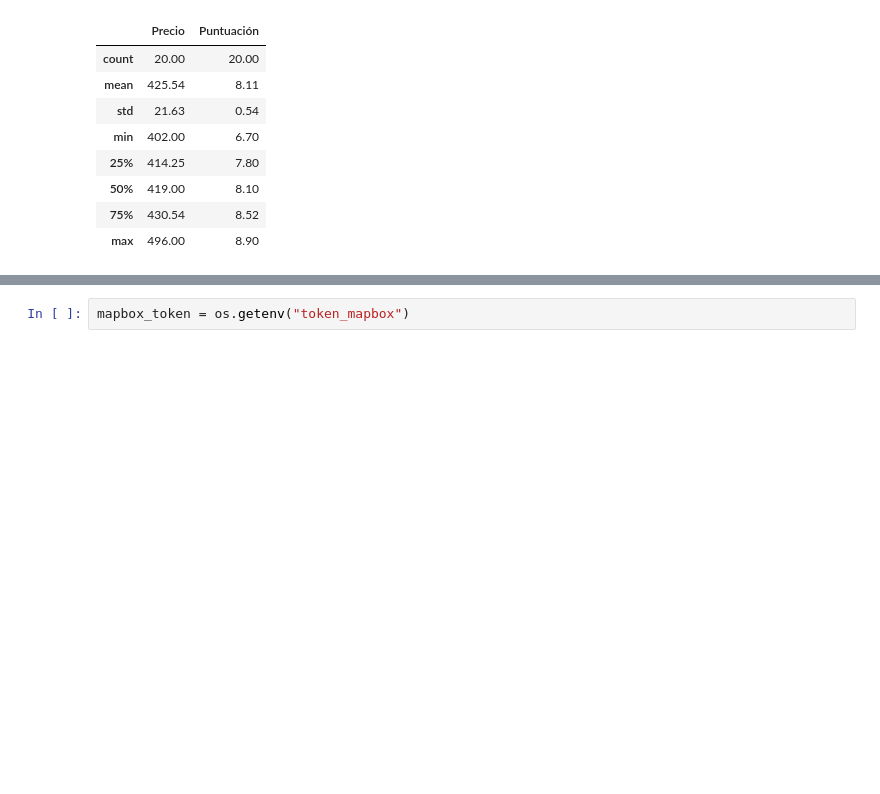
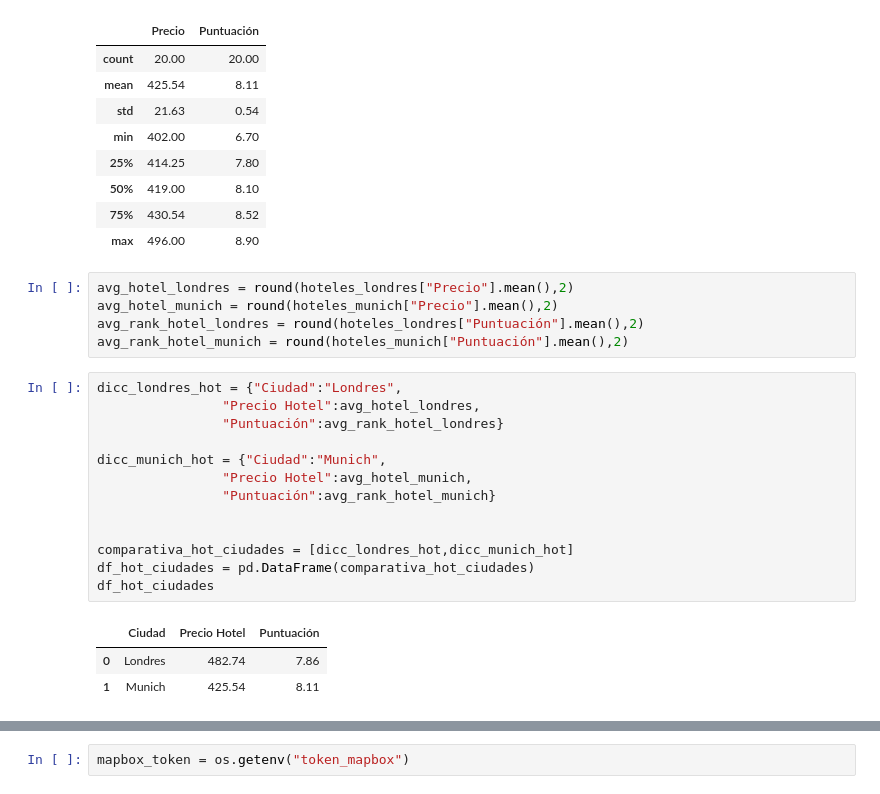
Before and after one commit to davfranco1/Proyecto3-Proyecto-ExplorandoViajesAPIs-WebScraping, a Jupyter notebook: notebooks/2_Análisis de Datos.ipynb, the cells around one changed output, grey strips where cells are left out. Saved outputs shown, nothing was run; the diff lists cells and outputs as text; blank space fills up the shorter version.

```diff
--- a/notebooks/2_Análisis de Datos.ipynb
+++ b/notebooks/2_Análisis de Datos.ipynb
@@ -131,3 +114,25 @@ round(hoteles_munich[["Precio", "Puntuación"]].describe(),2)
 | 50% | 419.00 | 8.10 |
 | 75% | 430.54 | 8.52 |
 | max | 496.00 | 8.90 |
+# %%
+avg_hotel_londres = round(hoteles_londres["Precio"].mean(),2)
+avg_hotel_munich = round(hoteles_munich["Precio"].mean(),2)
+avg_rank_hotel_londres = round(hoteles_londres["Puntuación"].mean(),2)
+avg_rank_hotel_munich = round(hoteles_munich["Puntuación"].mean(),2)
+# %%
+dicc_londres_hot = {"Ciudad":"Londres",
+                "Precio Hotel":avg_hotel_londres,
+                "Puntuación":avg_rank_hotel_londres}
+
+dicc_munich_hot = {"Ciudad":"Munich",
+                "Precio Hotel":avg_hotel_munich,
+                "Puntuación":avg_rank_hotel_munich}
+
+
+comparativa_hot_ciudades = [dicc_londres_hot,dicc_munich_hot]
+df_hot_ciudades = pd.DataFrame(comparativa_hot_ciudades)
+df_hot_ciudades
+# %% [output]
+|  | Ciudad | Precio Hotel | Puntuación |
+| 0 | Londres | 482.74 | 7.86 |
+| 1 | Munich | 425.54 | 8.11 |
```
Also changed, not shown: parts of 13 cells of this notebook, 12 other files.
